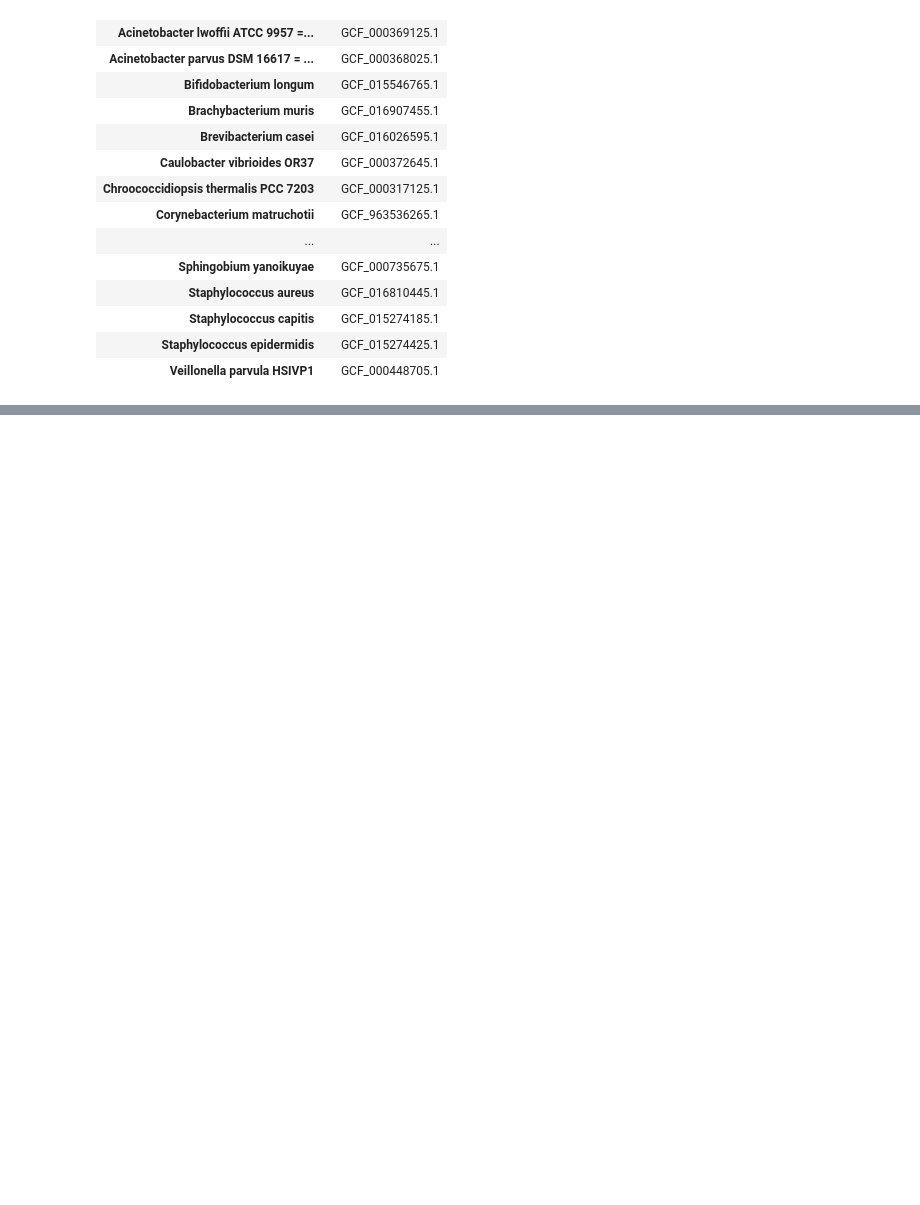
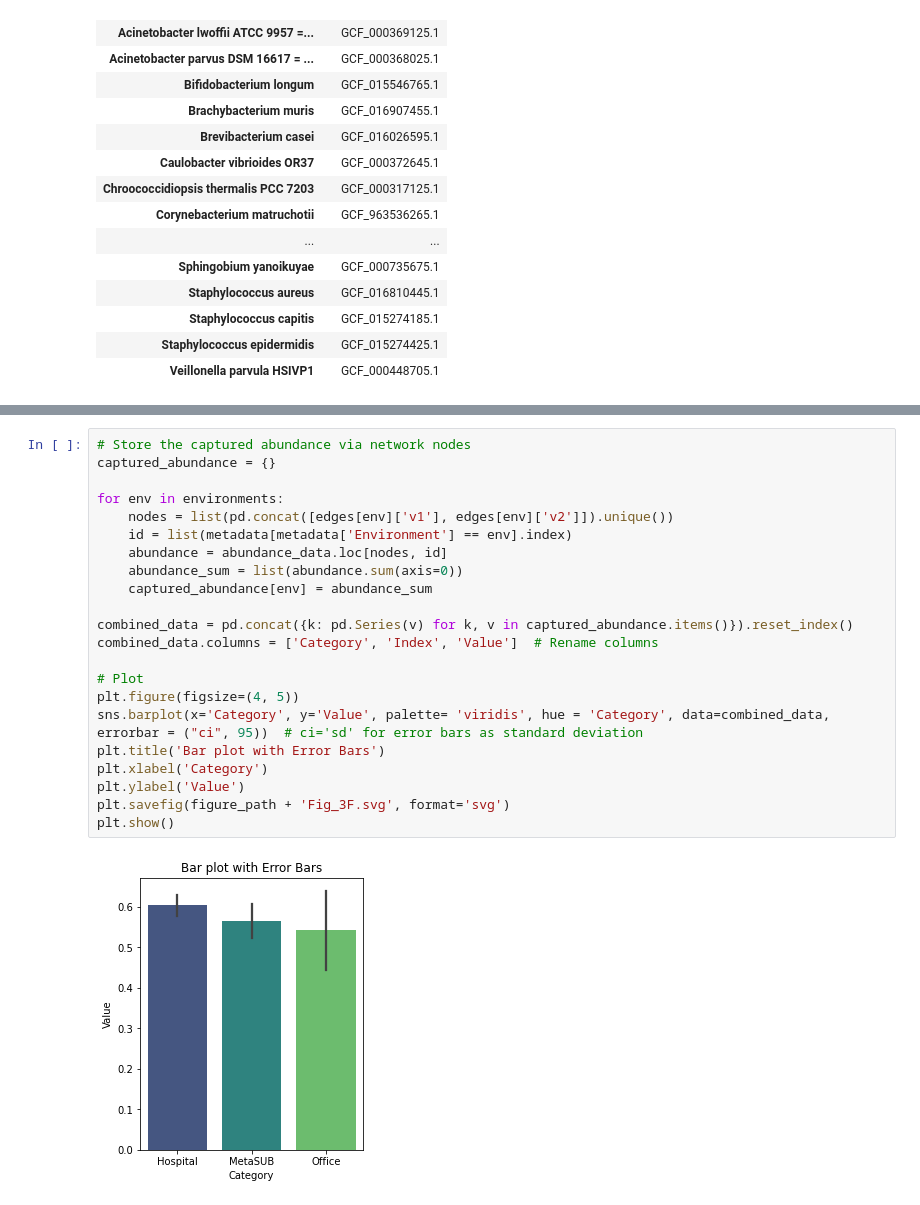
Before and after one commit to RamanLab/Hospital_Microbiome, a Jupyter notebook: Network.ipynb, the cells around one changed output, grey strips where cells are left out. Cells and saved outputs as stored; diff of their text form; blank space fills up the shorter version.

Commit message:
Added hub abundance

```diff
--- a/Network.ipynb
+++ b/Network.ipynb
@@ -387,0 +439,24 @@ genome_info
+# %%
+# Store the captured abundance via network nodes
+captured_abundance = {}
+
+for env in environments:
+    nodes = list(pd.concat([edges[env]['v1'], edges[env]['v2']]).unique())
+    id = list(metadata[metadata['Environment'] == env].index)
+    abundance = abundance_data.loc[nodes, id]
+    abundance_sum = list(abundance.sum(axis=0))
+    captured_abundance[env] = abundance_sum
+
+combined_data = pd.concat({k: pd.Series(v) for k, v in captured_abundance.items()}).reset_index()
+combined_data.columns = ['Category', 'Index', 'Value']  # Rename columns
+
+# Plot
+plt.figure(figsize=(4, 5))
+sns.barplot(x='Category', y='Value', palette= 'viridis', hue = 'Category', data=combined_data, errorbar = ("ci", 95))  # ci='sd' for error bars as standard deviation
+plt.title('Bar plot with Error Bars')
+plt.xlabel('Category')
+plt.ylabel('Value')
+plt.savefig(figure_path + 'Fig_3F.svg', format='svg')
+plt.show()
+# %% [output]
+[figure, added]
```
Also changed, not shown: parts of 2 cells of this notebook.
